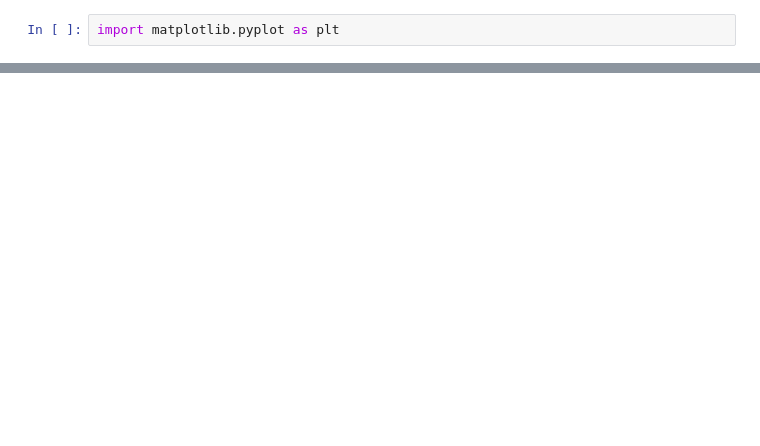
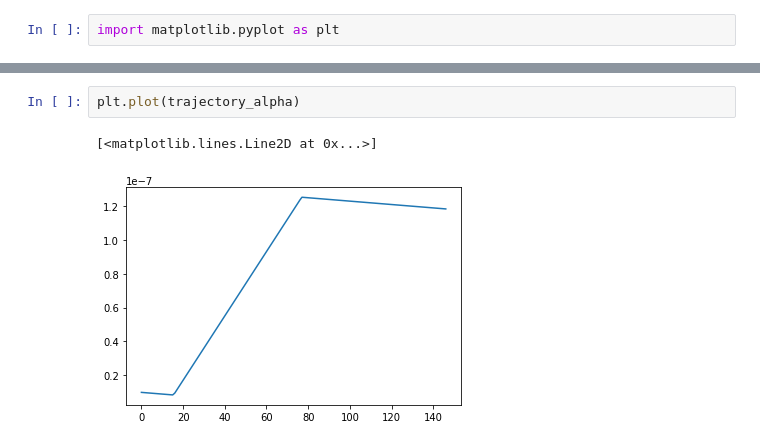
Before and after one commit to xIa066/StochasticGradientDescentAlgorithm-MarkovChianCovidModelling, a Jupyter notebook: Initial simulation with natural values.ipynb, the cells around one changed output, grey strips where cells are left out. Cells and saved outputs as stored; diff of their text form; blank space fills up the shorter version.

```diff
--- a/Initial simulation with natural values.ipynb
+++ b/Initial simulation with natural values.ipynb
@@ -197,0 +220,5 @@ plt.plot(trajectory_T_n,trajectory_X_n)
+# %%
+plt.plot(trajectory_alpha)
+# %% [output]
+[<matplotlib.lines.Line2D at 0x...>]
+[figure, added]
```
Also changed, not shown: parts of 8 cells of this notebook.
